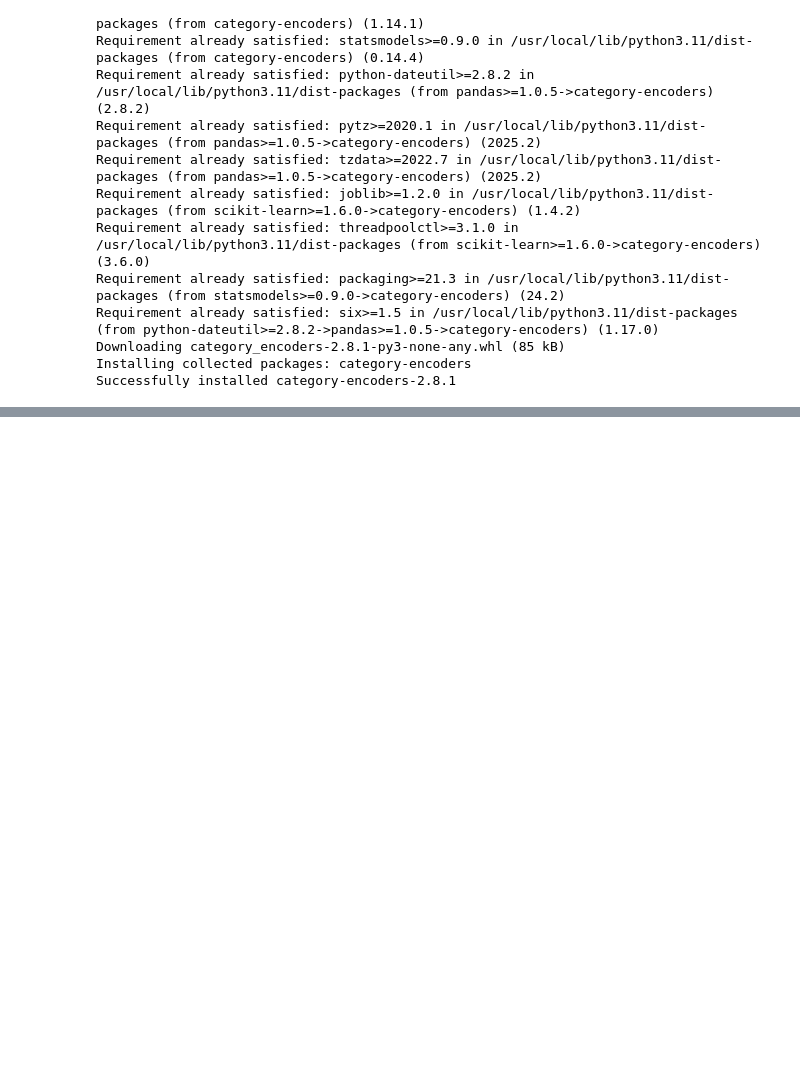
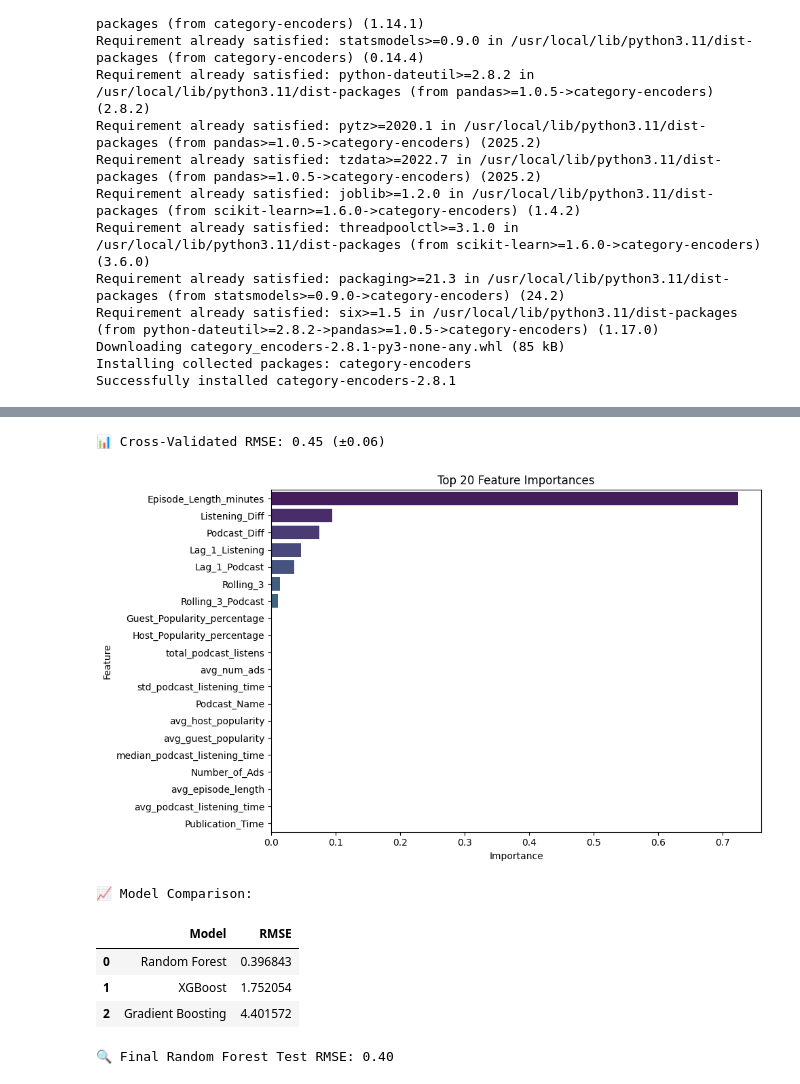
Before and after one commit to John1495/BBC-NYOK, a Jupyter notebook: Linear_R.ipynb, the cells around one changed output, grey strips where cells are left out. Cells and saved outputs as stored; diff of their text form; code cells hidden in the pictures; blank space fills up the shorter version.

```diff
--- a/Linear_R.ipynb
+++ b/Linear_R.ipynb
@@ -169,0 +229,73 @@ print(f"📉 Final Test RMSE with Custom Interaction Features: {rmse:.2f}")
+# %%
+# Prepare data
+df_model = df.copy()
+df_model.drop(['id', 'Episode_Title'], axis=1, inplace=True)
+
+# Encode categorical variables
+for col in ['Podcast_Name', 'Genre', 'Publication_Day', 'Publication_Time', 'Episode_Sentiment']:
+    df_model[col] = LabelEncoder().fit_transform(df_model[col])
+
+# Define features and target
+X = df_model.drop('Listening_Time_minutes', axis=1)
+y = df_model['Listening_Time_minutes']
+
+# Split data
+X_train, X_test, y_train, y_test = train_test_split(X, y, test_size=0.2, random_state=42)
+
+# Initialize and train Random Forest
+rf_model = RandomForestRegressor(n_estimators=100, random_state=42)
+rf_model.fit(X_train, y_train)
+
+# 1. Cross-Validation
+cv_scores = cross_val_score(
+    rf_model,
+    X_train,
+    y_train,
+    cv=5,
+    scoring='neg_root_mean_squared_error'
+)
+print(f"📊 Cross-Validated RMSE: {-cv_scores.mean():.2f} (±{cv_scores.std():.2f})")
+
+# 2. Feature Importance
+importances = rf_model.feature_importances_
+features = X_train.columns
+importance_df = pd.DataFrame({"Feature": features, "Importance": importances})\
+    .sort_values("Importance", ascending=False)
+
+plt.figure(figsize=(10, 6))
+sns.barplot(x="Importance", y="Feature", data=importance_df.head(20), palette="viridis")
+plt.title("Top 20 Feature Importances")
+plt.tight_layout()
+plt.show()
+
+# 3. Model Comparison
+models = {
+    "Random Forest": RandomForestRegressor(n_estimators=100, random_state=42),
+    "XGBoost": XGBRegressor(random_state=42),
+    "Gradient Boosting": GradientBoostingRegressor(random_state=42)
+}
+
+results = []
+for name, model in models.items():
+    model.fit(X_train, y_train)
+    preds = model.predict(X_test)
+    rmse = np.sqrt(mean_squared_error(y_test, preds))
+    results.append({"Model": name, "RMSE": rmse})
+
+results_df = pd.DataFrame(results).sort_values("RMSE")
+print("\n📈 Model Comparison:")
+display(results_df)
+
+# Original model's test RMSE
+preds = rf_model.predict(X_test)
+rmse = np.sqrt(mean_squared_error(y_test, preds))
+print(f"\n🔍 Final Random Forest Test RMSE: {rmse:.2f}")
+# %% [output]
+📊 Cross-Validated RMSE: 0.45 (±0.06)
+[figure, added]
+📈 Model Comparison:
+|  | Model | RMSE |
+| 0 | Random Forest | 0.396843 |
+| 1 | XGBoost | 1.752054 |
+| 2 | Gradient Boosting | 4.401572 |
+🔍 Final Random Forest Test RMSE: 0.40
```
Also changed, not shown: parts of 7 cells of this notebook.
